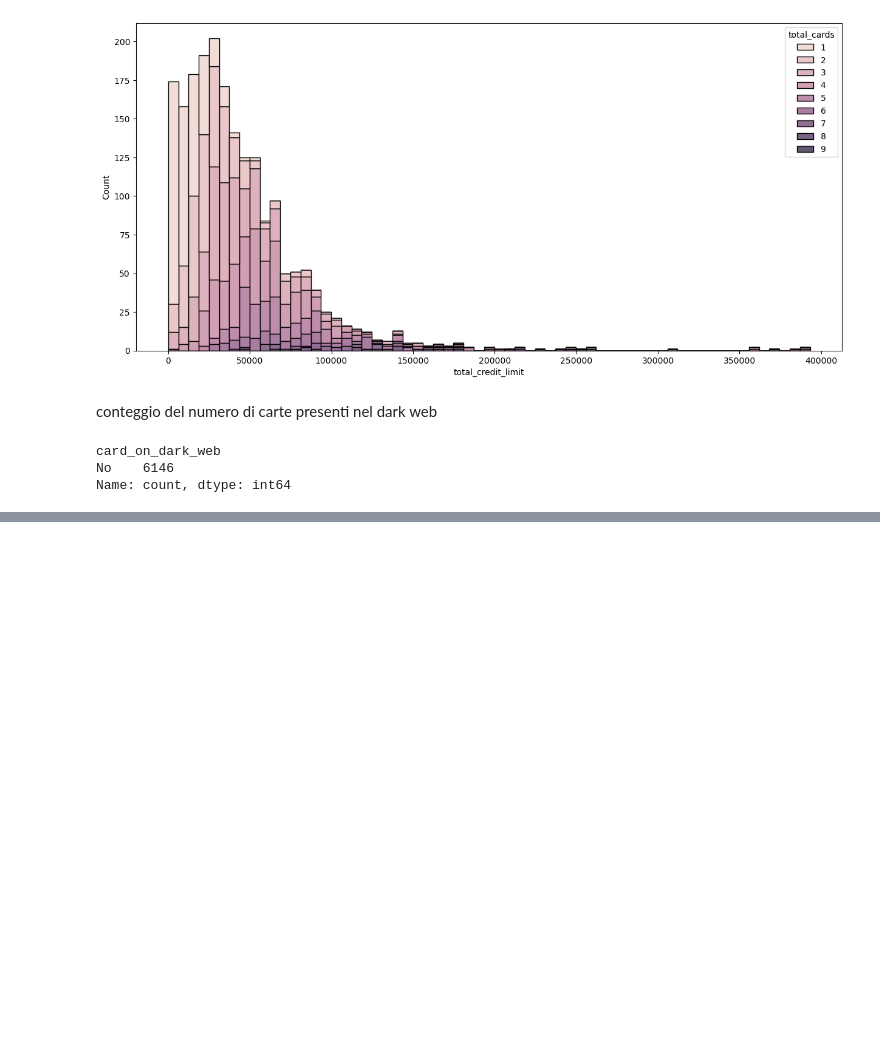
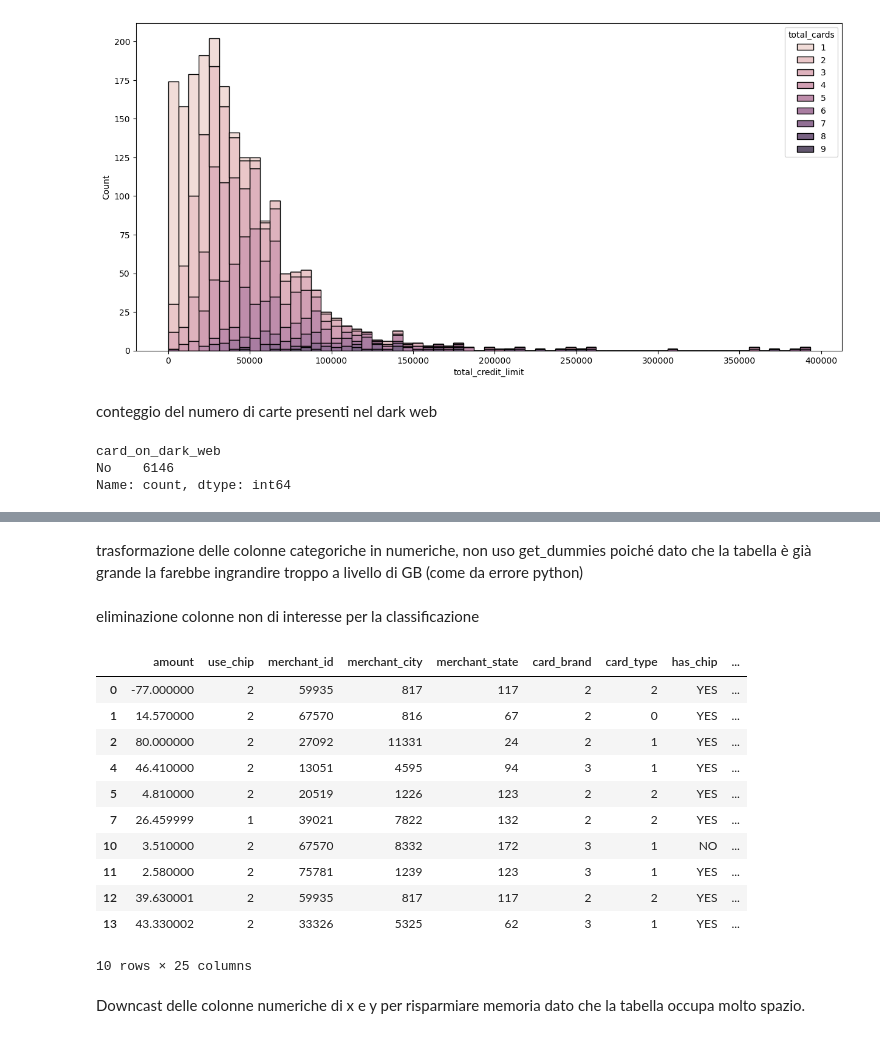
Before and after one commit to AlessandroPieragostini/Data-Science, a Jupyter notebook: data_science_cluster_class.ipynb, the cells around one changed output, grey strips where cells are left out. Drawn from its saved outputs; the diff is of its cells as text; code cells hidden in the pictures; blank space fills up the shorter version.

Commit message:
inizio preparazione alla classificazione

```diff
--- a/data_science_cluster_class.ipynb
+++ b/data_science_cluster_class.ipynb
@@ -368,7 +368,7 @@ Inizio Data Visualization
 Unificazione delle tabelle
 # %%
 ## join delle tabelle trans e fraud
-trans_final = pd.merge(trans, fraud_users, left_on='id',right_on = 'index', how = 'left')
+trans_final = pd.merge(trans, fraud_trans, left_on='id',right_on = 'index', how = 'left')
 trans.shape
 cards.columns
 ## join tabella trans + fraud e cards
@@ -751,0 +756,3 @@ Name: count, dtype: int64
+# %%
+trans_final.dropna(subset=['fraud'], inplace=True)
+trans_final.info()
@@ -751,0 +792,30 @@ Name: count, dtype: int64
+# %% [markdown]
+trasformazione delle colonne categoriche in numeriche, non uso get_dummies poiché dato che la tabella è già grande la farebbe ingrandire troppo a livello di GB (come da errore python)
+# %%
+le = LabelEncoder()
+for column in ['mcc_description', 'merchant_city', 'merchant_state','use_chip','card_brand','card_type','gender','has_chip']:
+    trans_final[column] = le.fit_transform(trans_final[column])
+# %% [markdown]
+eliminazione colonne non di interesse per la classificazione
+# %%
+to_drop = ['id_trans','client_id_trans','card_id','client_id_card','id','retirement_age','address','expires','day','time','fraud']
+#del trans_final
+x = trans_final.drop(to_drop, axis=1)
+y = trans_final['fraud']
+# %%
+x.head(10)
+# %% [output]
+|  | amount | use_chip | merchant_id | merchant_city | merchant_state | card_brand | card_type | has_chip | ... |
+| 0 | -77.000000 | 2 | 59935 | 817 | 117 | 2 | 2 | YES | ... |
+| 1 | 14.570000 | 2 | 67570 | 816 | 67 | 2 | 0 | YES | ... |
+| 2 | 80.000000 | 2 | 27092 | 11331 | 24 | 2 | 1 | YES | ... |
+| 4 | 46.410000 | 2 | 13051 | 4595 | 94 | 3 | 1 | YES | ... |
+| 5 | 4.810000 | 2 | 20519 | 1226 | 123 | 2 | 2 | YES | ... |
+| 7 | 26.459999 | 1 | 39021 | 7822 | 132 | 2 | 2 | YES | ... |
+| 10 | 3.510000 | 2 | 67570 | 8332 | 172 | 3 | 1 | NO | ... |
+| 11 | 2.580000 | 2 | 75781 | 1239 | 123 | 3 | 1 | YES | ... |
+| 12 | 39.630001 | 2 | 59935 | 817 | 117 | 2 | 2 | YES | ... |
+| 13 | 43.330002 | 2 | 33326 | 5325 | 62 | 3 | 1 | YES | ... |
+10 rows × 25 columns
+# %% [markdown]
+Downcast delle colonne numeriche di x e y per risparmiare memoria dato che la tabella occupa molto spazio.
```
Also changed, not shown: parts of 14 cells of this notebook.
